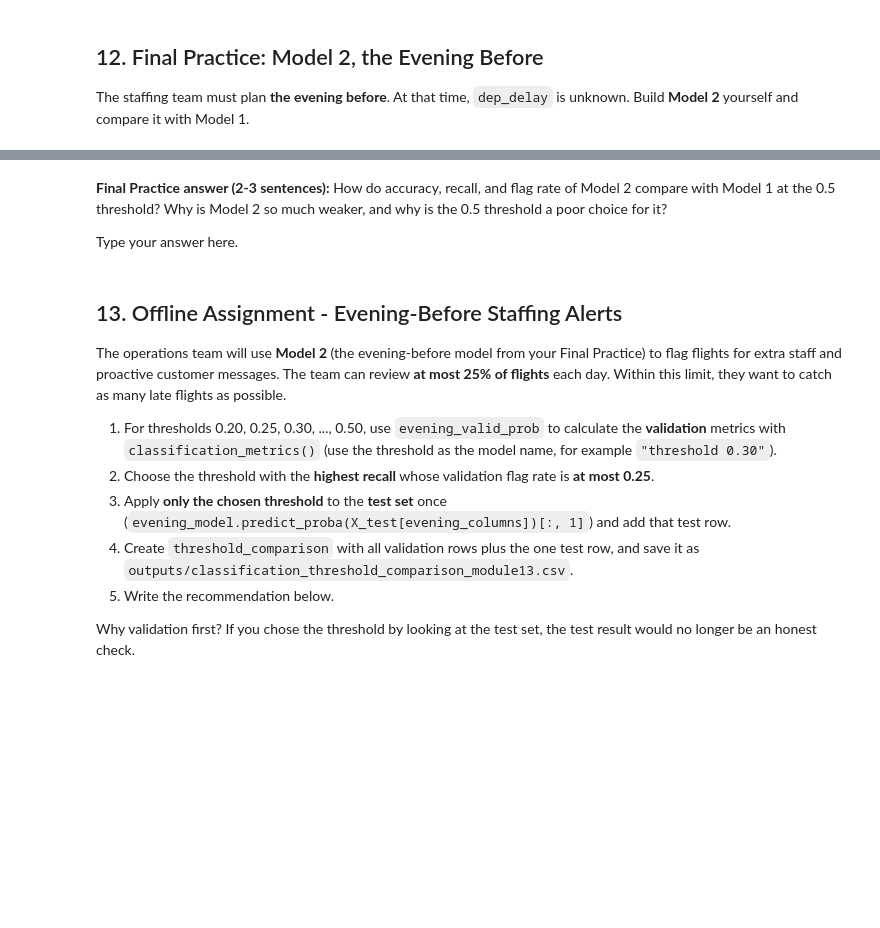
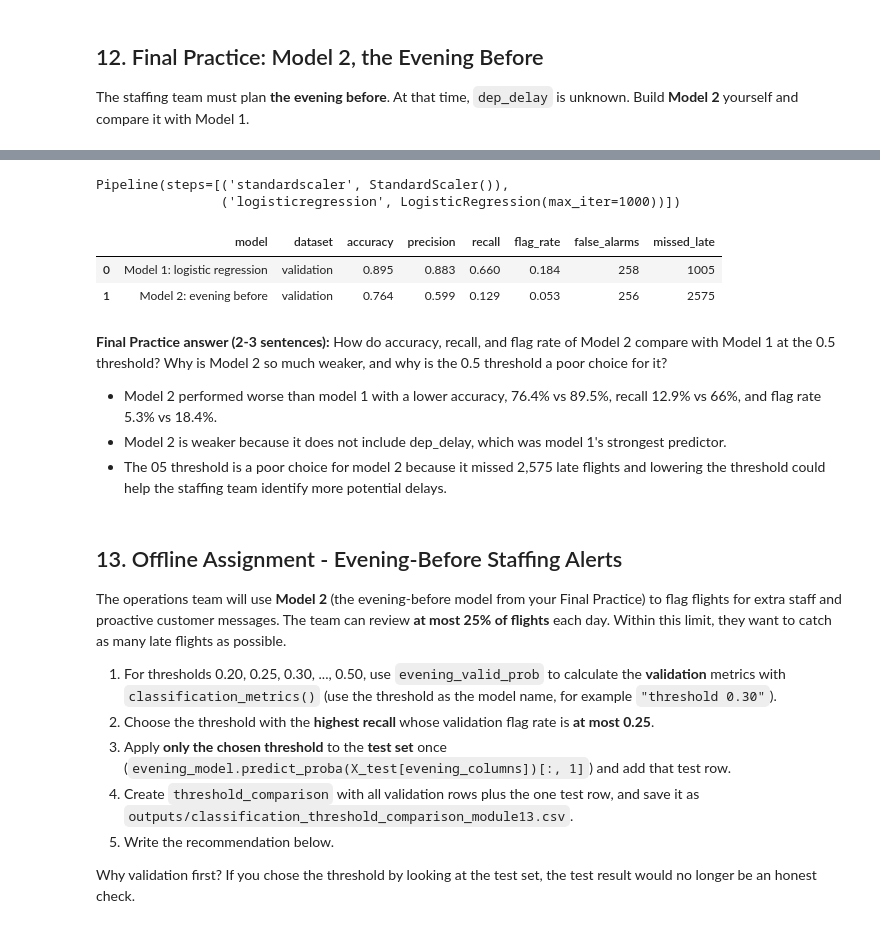
Before and after one commit to mlholg99/ban6003-week-12-13-Meagan_Holguin, a Jupyter notebook: notebooks/module13_classification_guided_lab.ipynb, the cells around one changed output, grey strips where cells are left out. Saved outputs shown, nothing was run; the diff lists cells and outputs as text; code cells hidden in the pictures; blank space fills up the shorter version.

```diff
--- a/notebooks/module13_classification_guided_lab.ipynb
+++ b/notebooks/module13_classification_guided_lab.ipynb
@@ -456,6 +564,12 @@ The staffing team must plan **the evening before**. At that time, `dep_delay` is
 # Final Practice Step 2
 # Create evening_model = make_pipeline(StandardScaler(), LogisticRegression(max_iter=1000))
 # and fit it on X_train[evening_columns] and y_train.
+
+evening_model = make_pipeline(StandardScaler(), LogisticRegression(max_iter=1000))
+evening_model.fit(X_train[evening_columns], y_train)
+# %% [output]
+Pipeline(steps=[('standardscaler', StandardScaler()),
+                ('logisticregression', LogisticRegression(max_iter=1000))])
 # %%
 # Final Practice Step 3
 # Create evening_valid_prob (probability of late on X_valid[evening_columns])
@@ -463,11 +580,22 @@ The staffing team must plan **the evening before**. At that time, `dep_delay` is
 # %%
 # Final Practice Step 4
 # Display a DataFrame with two classification_metrics(...) rows on the validation set:
 # "Model 1: logistic regression" (log_valid_pred) and "Model 2: evening before" (evening_valid_pred).
+
+pd.DataFrame([
+    classification_metrics("Model 1: logistic regression", "validation", y_valid, log_valid_pred),
+    classification_metrics("Model 2: evening before", "validation", y_valid, evening_valid_pred),
+]).round(3)
+# %% [output]
+|  | model | dataset | accuracy | precision | recall | flag_rate | false_alarms | missed_late |
+| 0 | Model 1: logistic regression | validation | 0.895 | 0.883 | 0.660 | 0.184 | 258 | 1005 |
+| 1 | Model 2: evening before | validation | 0.764 | 0.599 | 0.129 | 0.053 | 256 | 2575 |
 # %% [markdown]
 **Final Practice answer (2-3 sentences):** How do accuracy, recall, and flag rate of Model 2 compare with Model 1 at the 0.5 threshold? Why is Model 2 so much weaker, and why is the 0.5 threshold a poor choice for it?
 
-Type your answer here.
+- Model 2 performed worse than model 1 with a lower accuracy, 76.4% vs 89.5%, recall 12.9% vs 66%, and flag rate 5.3% vs 18.4%.
+- Model 2 is weaker because it does not include dep_delay, which was model 1's strongest predictor.
+- The 05 threshold is a poor choice for model 2 because it missed 2,575 late flights and lowering the threshold could help the staffing team identify more potential delays.
 # %% [markdown]
 ## 13. Offline Assignment - Evening-Before Staffing Alerts
 
```
Also changed, not shown: parts of 21 cells of this notebook, 2 other files.
